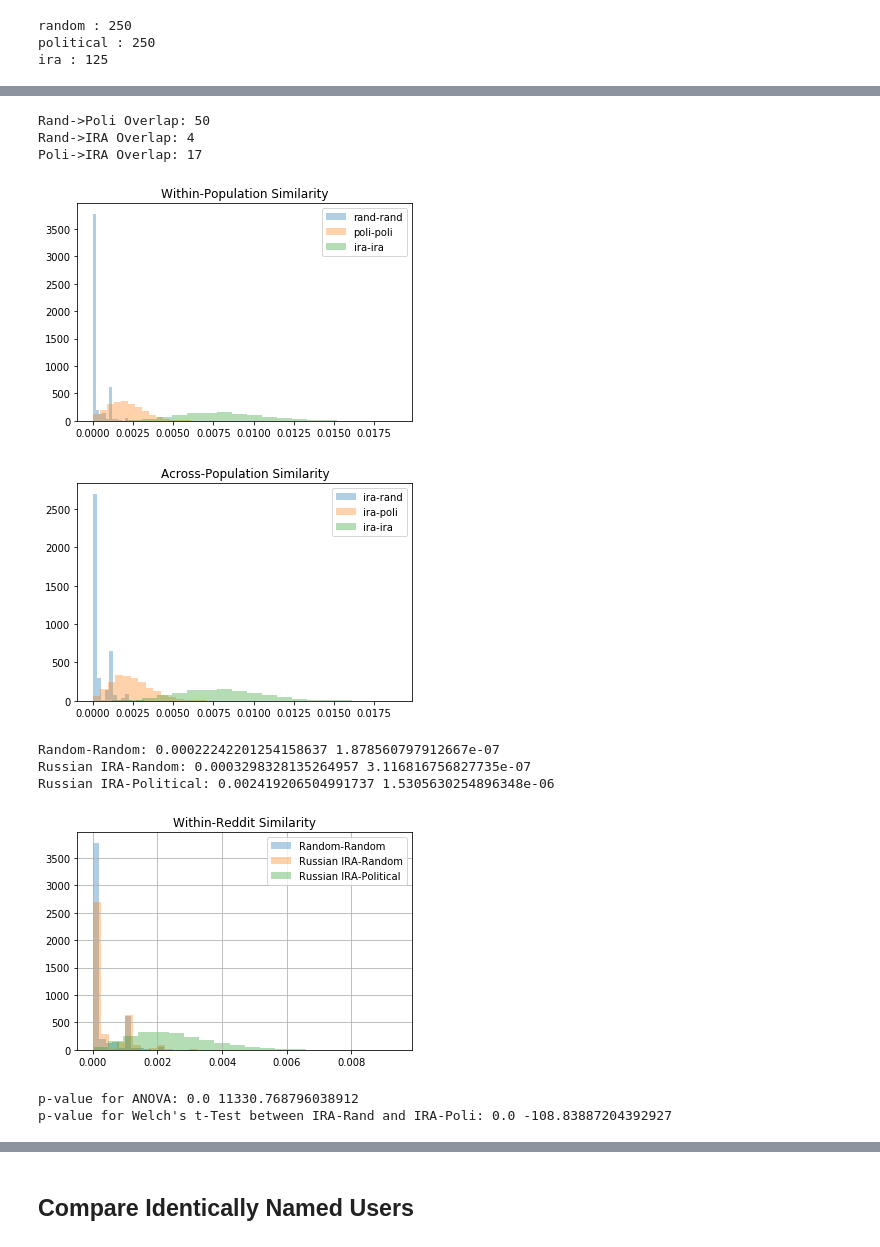
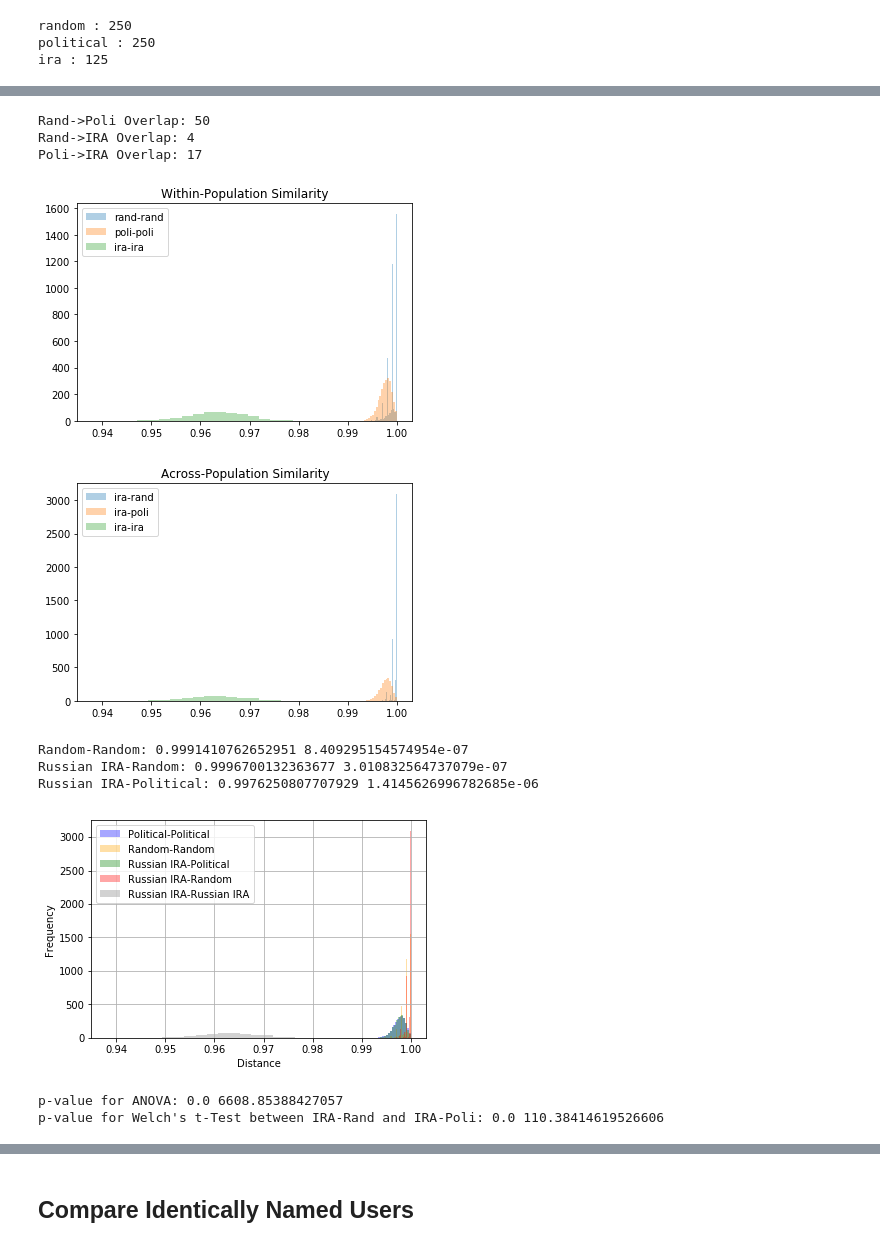
Before and after one commit to cbuntain/social-x-coor, a Jupyter notebook: notebooks/01c-PopulationLinkComparison-YouTube.ipynb, the cells around one changed output, grey strips where cells are left out. Drawn from its saved outputs; the diff is of its cells as text; code cells hidden in the pictures.

```diff
--- a/notebooks/01c-PopulationLinkComparison-YouTube.ipynb
+++ b/notebooks/01c-PopulationLinkComparison-YouTube.ipynb
@@ -98,6 +98,10 @@ def channels_to_norm_matrix(links_df, channels, user_id_field):
 
     shares_df = channels_df_to_shares(links_df, channels, user_id_field)
     return sklearn.preprocessing.normalize(shares_df[channels], norm="l2", axis=1)
+# %%
+# similarity_function = sklearn.metrics.pairwise.cosine_similarity
+similarity_function = sklearn.metrics.pairwise.cosine_distances
+# similarity_function = sklearn.metrics.pairwise.euclidean_distances
 # %%
 top_n_channels = 250
 
@@ -416,17 +431,17 @@ reddit_user_links_mat_poli = channels_to_norm_matrix(reddit_yt_df_poli, top_yt_c
 reddit_user_links_mat_ira = channels_to_norm_matrix(reddit_yt_df_ira, top_yt_chans_map_twitter["ira"], "user_name")
 
 # Calculate pairwise similarity among users across populations
-r2r_rand_rand_sim = sklearn.metrics.pairwise.cosine_similarity(reddit_user_links_mat_rand, reddit_user_links_mat_rand)
-r2r_poli_poli_sim = sklearn.metrics.pairwise.cosine_similarity(reddit_user_links_mat_poli, reddit_user_links_mat_poli)
-r2r_ira_ira_sim = sklearn.metrics.pairwise.cosine_similarity(reddit_user_links_mat_ira, reddit_user_links_mat_ira)
+r2r_rand_rand_sim = similarity_function(reddit_user_links_mat_rand, reddit_user_links_mat_rand)
+r2r_poli_poli_sim = similarity_function(reddit_user_links_mat_poli, reddit_user_links_mat_poli)
+r2r_ira_ira_sim = similarity_function(reddit_user_links_mat_ira, reddit_user_links_mat_ira)
 
-r2r_ira_rand_sim = sklearn.metrics.pairwise.cosine_similarity(
+r2r_ira_rand_sim = similarity_function(
     channels_to_norm_matrix(reddit_yt_df_ira, reddit_overlap_rand_ira, "user_name"),
     channels_to_norm_matrix(reddit_yt_df_rand, reddit_overlap_rand_ira, "user_name"))
-r2r_ira_poli_sim = sklearn.metrics.pairwise.cosine_similarity(
+r2r_ira_poli_sim = similarity_function(
     channels_to_norm_matrix(reddit_yt_df_ira, reddit_overlap_poli_ira, "user_name"),
     channels_to_norm_matrix(reddit_yt_df_poli, reddit_overlap_poli_ira, "user_name"))
-r2r_rand_poli_sim = sklearn.metrics.pairwise.cosine_similarity(
+r2r_rand_poli_sim = similarity_function(
     channels_to_norm_matrix(reddit_yt_df_rand, reddit_overlap_rand_poli, "user_name"),
     channels_to_norm_matrix(reddit_yt_df_poli, reddit_overlap_rand_poli, "user_name"))
 
@@ -500,27 +515,38 @@ plt.show()
 Rand->Poli Overlap: 50
 Rand->IRA Overlap: 4
 Poli->IRA Overlap: 17
-[figure, old version]
+[figure, new version]
-[figure, old version]
+[figure, new version]
 # %%
 print("Random-Random:", np.array(r2r_rand_rand_sim_avg_bootstrap).mean(), np.array(r2r_rand_rand_sim_avg_bootstrap).var())
 print("Russian IRA-Random:", np.array(r2r_ira_rand_sim_avg_bootstrap).mean(), np.array(r2r_ira_rand_sim_avg_bootstrap).var())
 print("Russian IRA-Political:", np.array(r2r_ira_poli_sim_avg_bootstrap).mean(), np.array(r2r_ira_poli_sim_avg_bootstrap).var())
 # %% [output]
-Random-Random: 0.00022242201254158637 1.878560797912667e-07
-Russian IRA-Random: 0.0003298328135264957 3.116816756827735e-07
-Russian IRA-Political: 0.002419206504991737 1.5305630254896348e-06
+Random-Random: 0.9991410762652951 8.409295154574954e-07
+Russian IRA-Random: 0.9996700132363677 3.010832564737079e-07
+Russian IRA-Political: 0.9976250807707929 1.4145626996782685e-06
 # %%
-plt.hist(r2r_rand_rand_sim_avg_bootstrap, bins=20, density=True, alpha=0.35, label="Random-Random")
-plt.hist(r2r_ira_rand_sim_avg_bootstrap, bins=20, density=True, alpha=0.35, label="Russian IRA-Random")
-plt.hist(r2r_ira_poli_sim_avg_bootstrap, bins=20, density=True, alpha=0.35, label="Russian IRA-Political")
+plt.hist(r2r_poli_poli_sim_avg_bootstrap, bins=20, density=True, alpha=0.35, label="Political-Political", color="blue")
+plt.hist(r2r_rand_rand_sim_avg_bootstrap, bins=20, density=True, alpha=0.35, label="Random-Random", color="orange")
 
-plt.title("Within-Reddit Similarity")
+plt.hist(r2r_ira_poli_sim_avg_bootstrap, bins=20, density=True, alpha=0.35, label="Russian IRA-Political", color="green")
+
+plt.hist(r2r_ira_rand_sim_avg_bootstrap, bins=20, density=True, alpha=0.35, label="Russian IRA-Random", color="red")
+
+plt.hist(r2r_ira_ira_sim_avg_bootstrap, bins=20, density=True, alpha=0.35, label="Russian IRA-Russian IRA", color="gray")
+
+# plt.title("Within-Reddit Similarity")
+
+plt.xlabel("Distance")
+plt.ylabel("Frequency")
+
 plt.legend()
 plt.grid()
+
+plt.savefig("across_group_youtube_reddit.pdf", format="pdf")
 plt.show()
 # %% [output]
-[figure, old version]
+[figure, new version]
 # %%
 # Test whether the within-group similarities across the three populations are equal
 f_stat, p_val = scipy.stats.f_oneway(
@@ -535,8 +561,8 @@ t_stat, p_val = scipy.stats.ttest_ind(
     axis=0, equal_var=False)
 print("p-value for Welch's t-Test between IRA-Rand and IRA-Poli:", p_val, t_stat)
 # %% [output]
-p-value for ANOVA: 0.0 11330.768796038912
-p-value for Welch's t-Test between IRA-Rand and IRA-Poli: 0.0 -108.83887204392927
+p-value for ANOVA: 0.0 6608.85388427057
+p-value for Welch's t-Test between IRA-Rand and IRA-Poli: 0.0 110.38414619526606
 # %%
 r2t_overlap_rand = top_yt_chans_map_reddit["random"].intersection(top_yt_chans_map_twitter["random"])
 r2t_overlap_poli = top_yt_chans_map_reddit["political"].intersection(top_yt_chans_map_twitter["political"])
```
Also changed, not shown: parts of 23 cells of this notebook, 7 other files.
